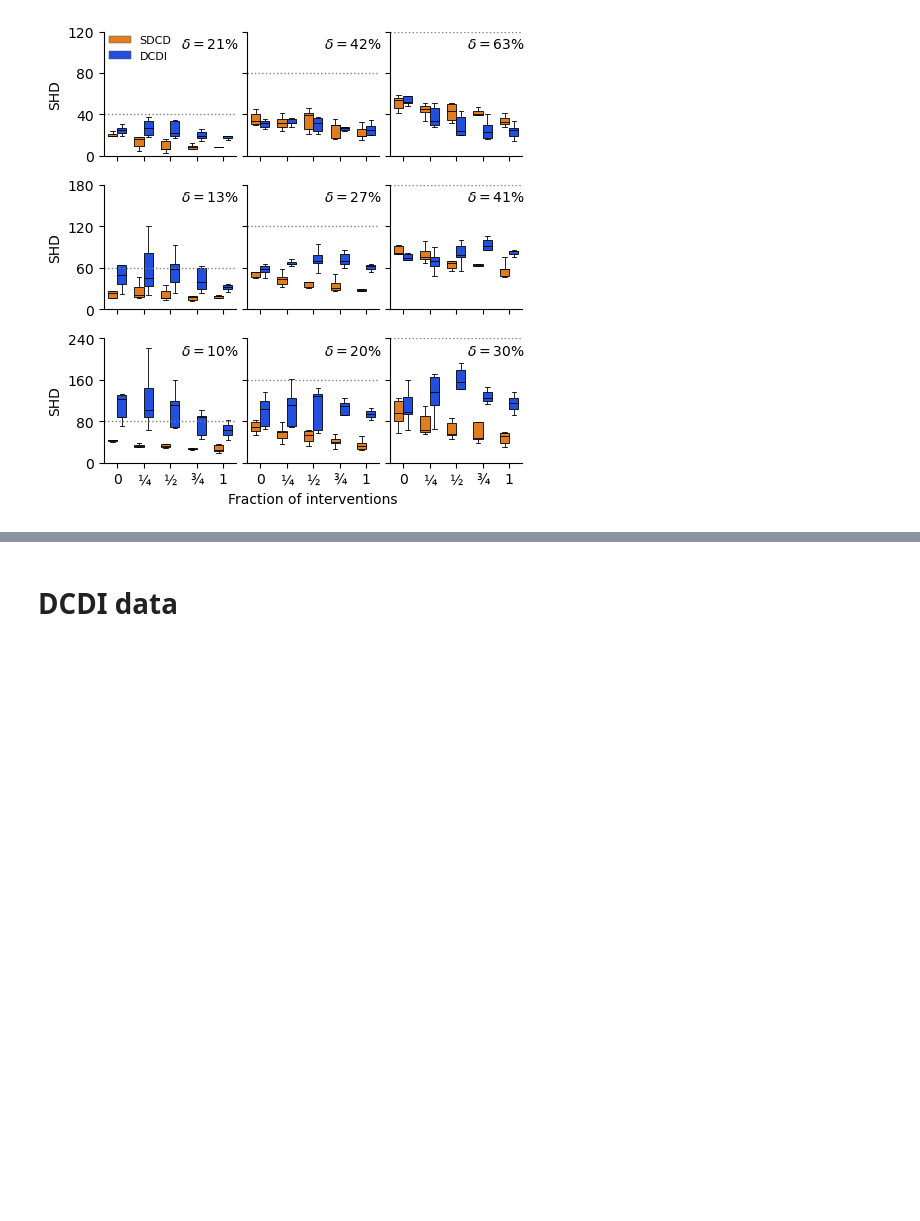
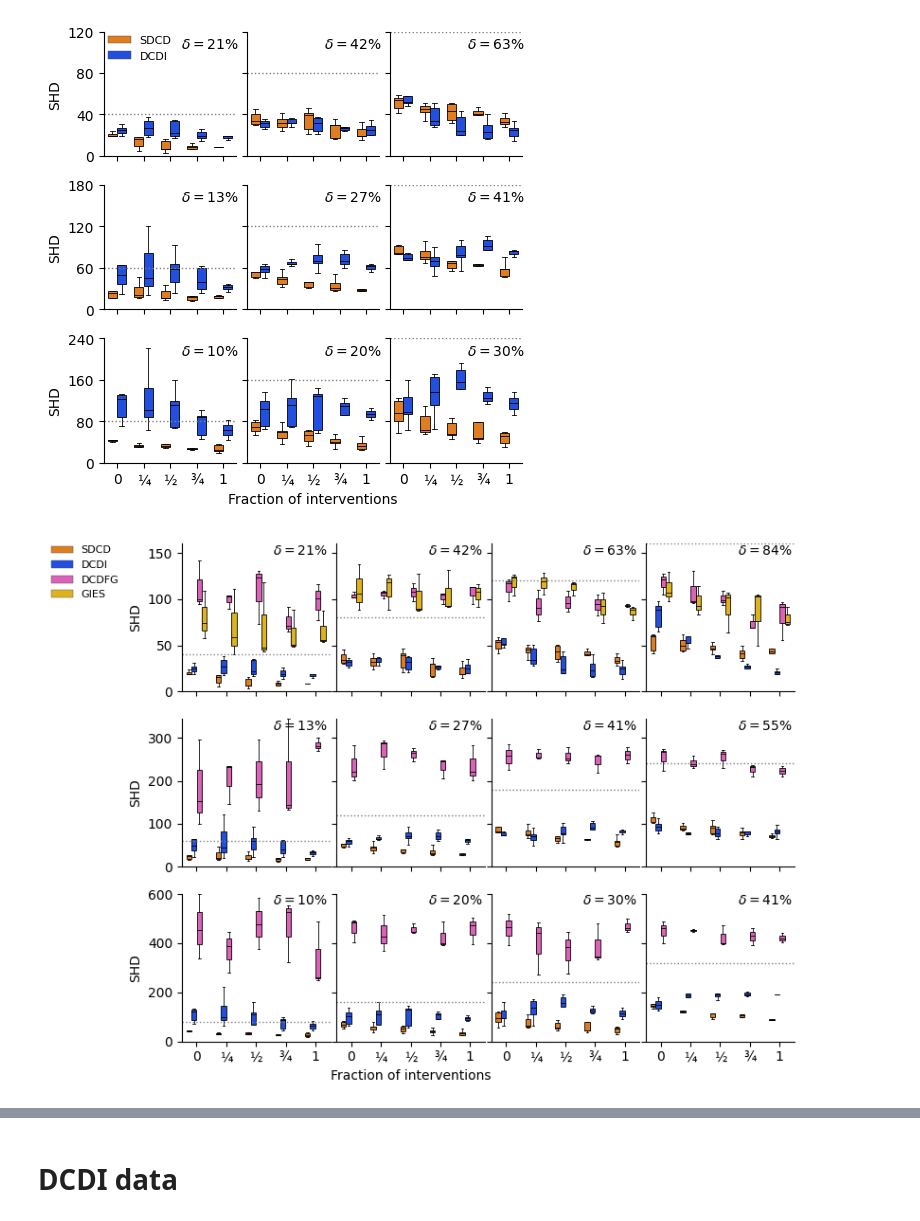
Before and after one commit to azizilab/sdcd, a Jupyter notebook: notebooks/paper_experiments/paper-figures.ipynb, the cells around one changed output, grey strips where cells are left out. Cells and saved outputs as stored; diff of their text form; code cells hidden in the pictures; blank space fills up the shorter version.

Commit message:
gen all appendix figs from same notebook

```diff
--- a/notebooks/paper_experiments/paper-figures.ipynb
+++ b/notebooks/paper_experiments/paper-figures.ipynb
@@ -131,3 +131,89 @@ fig.tight_layout(w_pad=0, )
 plt.savefig("intervention.frac.svg", bbox_inches="tight", pad_inches=0, )
 # %% [output]
 [figure]
+# %%
+# plot intervention w dcdfg and gies
+n_d = 3
+n_s = 4
+fig, axs = plt.subplots(n_d, n_s, figsize=(2 * n_s, 2 * n_d), sharex=True, sharey="row", dpi=100)
+
+
+PROPS = {
+    'boxprops':{'edgecolor':'black'},
+    'medianprops':{'color':'black'},
+    'whiskerprops':{'color':'black'},
+    'capprops':{'color':'black'},
+    "linewidth":0.6,
+    "width": 0.7,
+    "showfliers":False,
+}
+
+# data = data[data["Name"].isin(["SDCI", "DCDI"])]
+ds = [20, 30, 40]
+ss = [2, 4, 6, 8]
+
+for i, d in enumerate(ds):
+    n_edges = []
+    max_d_shd = data[(data["d"] == d)]["shd"].max()
+    for j, s in enumerate(ss):
+        ax = axs[i, j]
+        ds_data = data[(data["d"] == d) & (data["s"] == s)]
+        sns.boxplot(
+            data=ds_data,
+            x="intervention_frac",
+            y="shd",
+            hue="Name",
+            ax=ax,
+            hue_order=["SDCI", "DCDI", "DCDFG", "GIES"],
+            palette=PALETTE,
+            **PROPS,
+        )
+        n_edge = d*s
+        n_edges.append(n_edge)
+        ax.axhline(n_edge, 0,1, c="gray", lw=1, ls=":")
+
+        ax.spines["top"].set_visible(False)
+        ax.spines["right"].set_visible(False)
+        #         ax.set_xlim(0,1)
+
+        info = f"$\\delta={int(s*2 / (d-1)*100)}\\%$"
+        ax.text(0.8, 0.95, info,
+             horizontalalignment='center',
+             verticalalignment='center',
+             transform = ax.transAxes
+        )
+
+#         ax.set_title(info)
+        if i == n_d - 1:
+            ax.set_xlabel("Intervention Fraction")
+        if j == 0:
+            ax.set_ylabel("SHD")
+        else:
+            ax.set_ylabel("")
+        if i == 2:
+            if j == 1:
+                ax.set_xlabel("Fraction of interventions")
+            else:
+                ax.set_xlabel("")
+
+            ax.set_xticklabels(["0", "¼", "½", "¾", "1"])
+        else:
+            ax.set_xlabel("")
+#         ax.legend()
+
+        if i == 0 and j == 0:
+            legend = ax.legend(loc="upper left", fontsize=8,bbox_to_anchor=(-.94,1.05) )
+            legend.set_title(None)
+            legend.set_frame_on(False)
+            legend.get_texts()[0].set_text('SDCD')
+        else:
+            ax.get_legend().set_visible(False)
+
+    ax.set_ylim(0, max(max(n_edges), max_d_shd))
+    # ax.set_yticks([0] + n_edges)
+
+
+fig.tight_layout(w_pad=0, )
+plt.savefig("intervention_full.frac.svg", bbox_inches="tight", pad_inches=0, )
+# %% [output]
+[figure, added]
```
Also changed, not shown: parts of 17 cells of this notebook.
